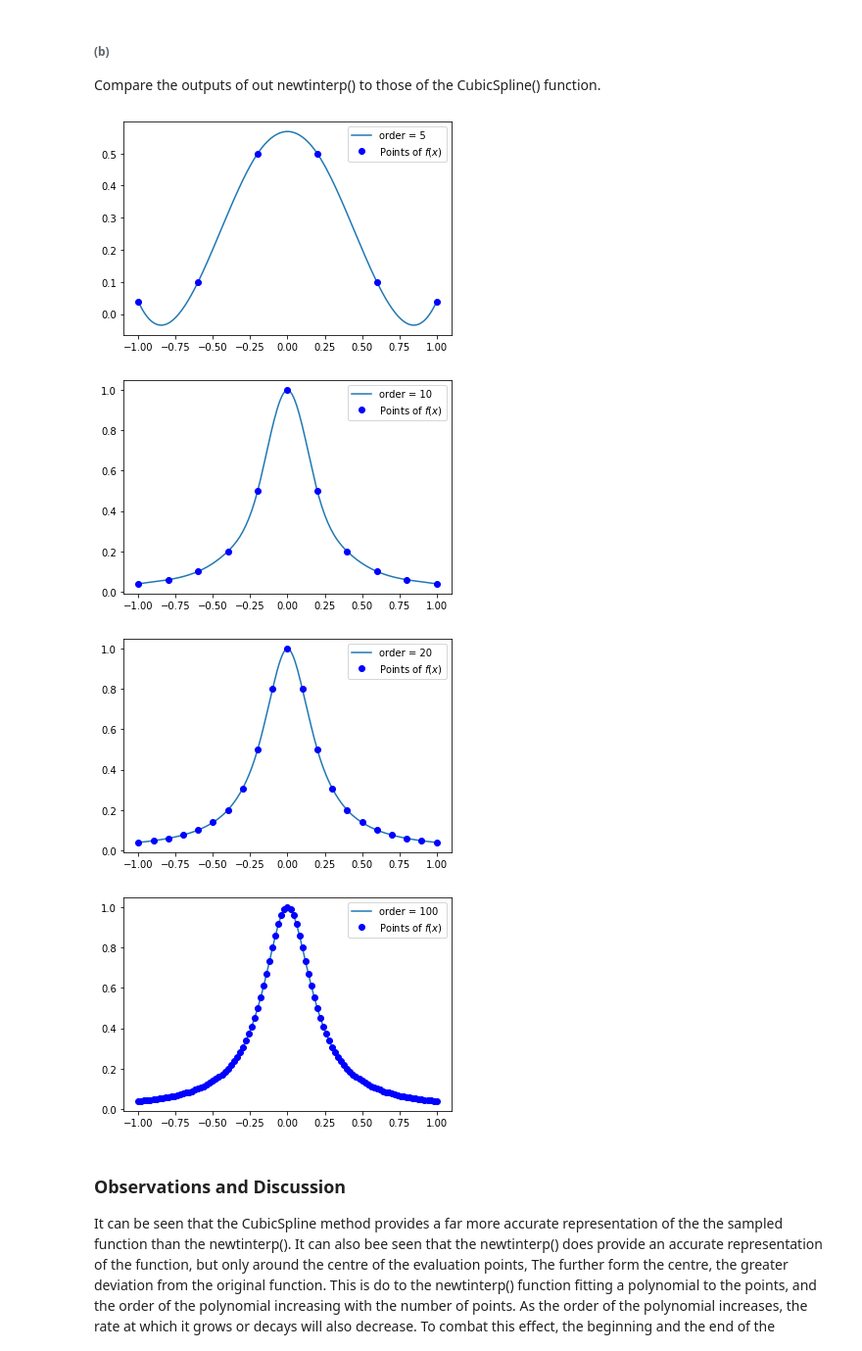
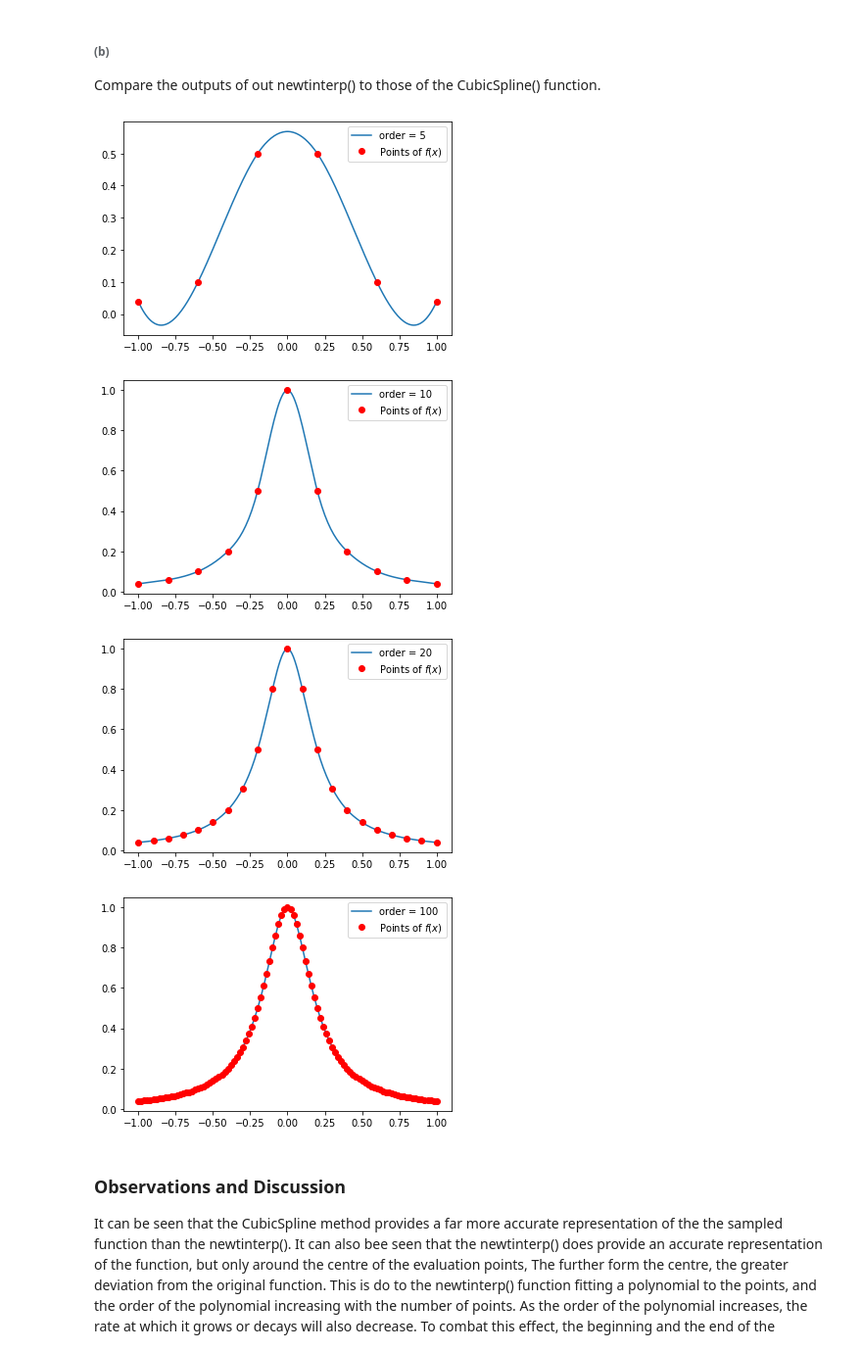
Before and after one commit to Niels-Clayton/Uni-Notes-Second-Year, a Jupyter notebook: Tri 2/MATH 245/Assignment 3/MATH 245 Project 3.ipynb, the cells around one changed output. Shown at 98% size. Cells and saved outputs as stored; diff of their text form; code cells hidden in the pictures.

```diff
--- a/Tri 2/MATH 245/Assignment 3/MATH 245 Project 3.ipynb
+++ b/Tri 2/MATH 245/Assignment 3/MATH 245 Project 3.ipynb
@@ -33,9 +33,7 @@ import scipy.interpolate as sci
 def coefs(x, y):
 
     n = x.size
-    a = []
-    for i in range(n):
-        a.append(y[i])
+    a = np.ndarray.tolist(y)
 
     for k in range(1, n):
 
@@ -233,7 +231,7 @@ for n in (5,10,20,100):
     y = f(x)
     a = newtinterp(x, y, z)
     plt.plot(z, a,label='Points of $f(x)$')
-    plt.plot(x, f(x), 'bo', label='order = {}'.format(n))
+    plt.plot(x, f(x), 'ro', label='order = {}'.format(n))
     plt.legend()
     plt.show()
 # %% [output]
@@ -248,18 +246,18 @@ Compare the outputs of out newtinterp() to those of the CubicSpline() function.
 # %%
 z = np.linspace(-1, 1, 201)
 for n in (5,10,20,100):
     x = np.linspace(-1, 1, n+1)
     y = f(x)
     function = sci.CubicSpline(x, y)
     plt.plot(z, function(z), label='order = {}'.format(n))
-    plt.plot(x, f(x), 'bo', label='Points of $f(x)$')
+    plt.plot(x, f(x), 'ro', label='Points of $f(x)$')
     plt.legend()
     plt.show()
 # %% [output]
-[figure, old version]
+[figure, new version]
-[figure, old version]
+[figure, new version]
-[figure, old version]
+[figure, new version]
-[figure, old version]
+[figure, new version]
 # %% [markdown]
 ### Observations and Discussion
 
```
Also changed, not shown: parts of 3 cells of this notebook.
